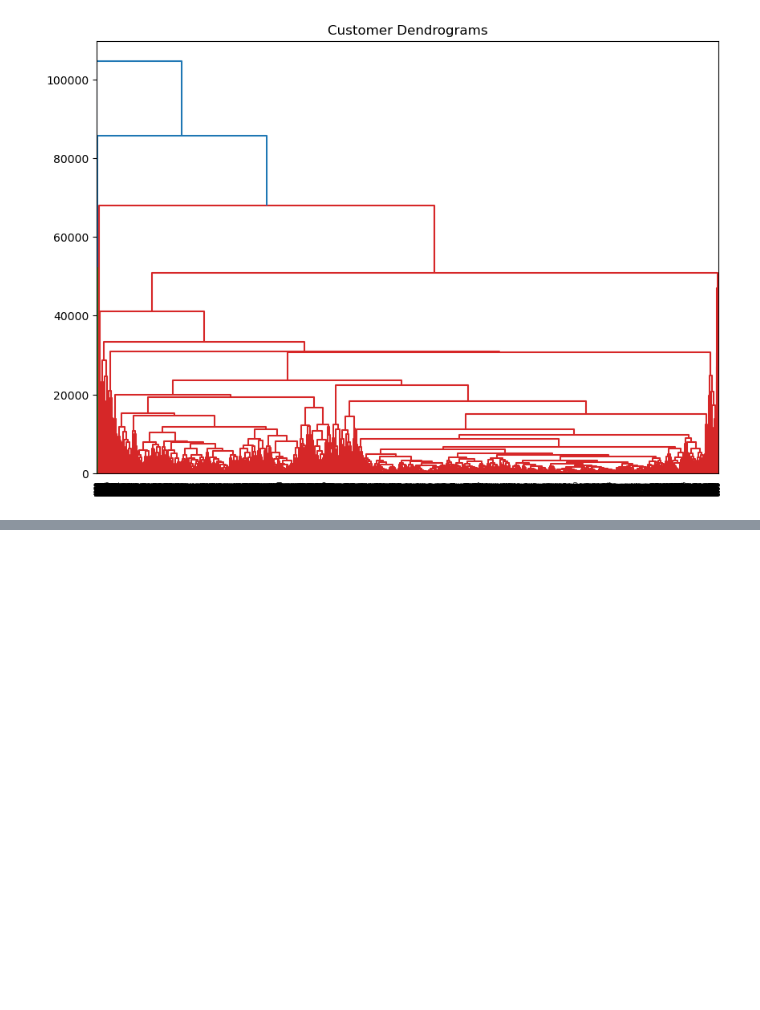
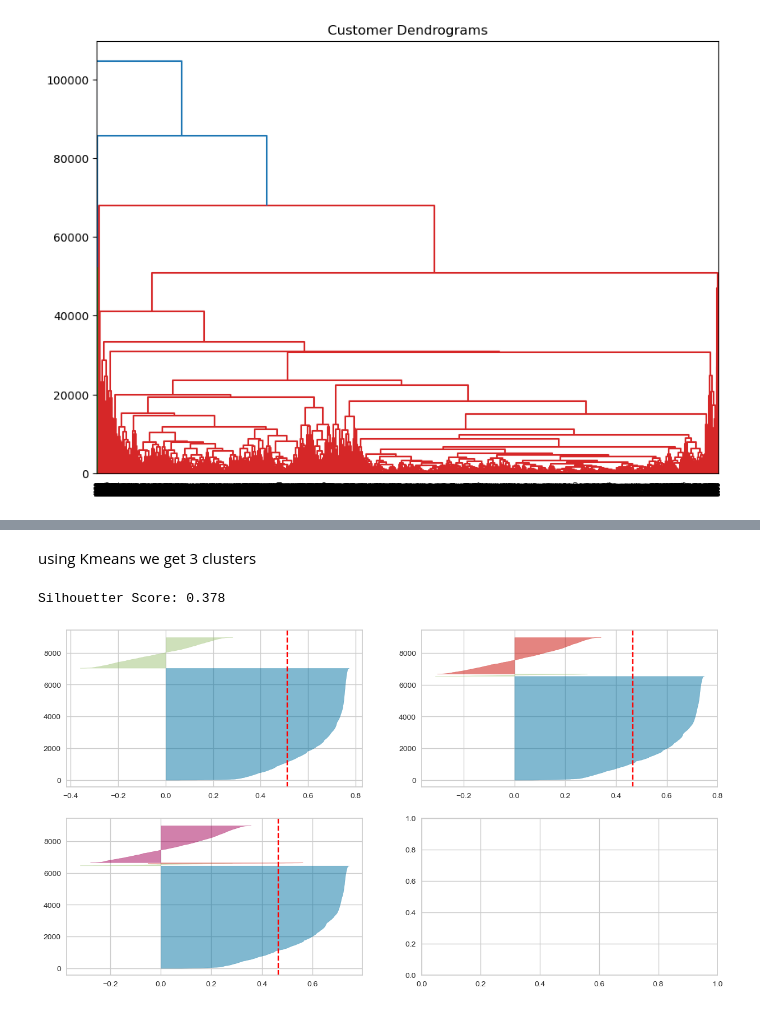
Before and after one commit to NadiaBMKarmani/Gomycode, a Jupyter notebook: K-means & Hierarchical Clustering.ipynb, the cells around one changed output, grey strips where cells are left out. Cells and saved outputs as stored; diff of their text form; code cells hidden in the pictures; blank space fills up the shorter version.

```diff
--- a/K-means & Hierarchical Clustering.ipynb
+++ b/K-means & Hierarchical Clustering.ipynb
@@ -225,2 +216,32 @@ plt.show()
+# %% [markdown]
+using Kmeans we get 3 clusters
 # %%
-# Bonus: Search for another validation metric
+# Bonus: Search for another validation metric (Silhouette coefficient)
+
+# Calculate Silhoutte Score
+#
+from sklearn.metrics import silhouette_score
+score = silhouette_score(data, kmeans.labels_, metric='euclidean')
+#
+# Print the score
+#
+print('Silhouetter Score: %.3f' % score)
+# %% [output]
+Silhouetter Score: 0.378
+# %%
+from yellowbrick.cluster import SilhouetteVisualizer
+
+def silouette(data, kmax):
+  fig, ax = plt.subplots(2, 2, figsize=(15,8))
+  for k in kmax:
+    km = KMeans(n_clusters=k, init='k-means++', n_init=10, max_iter=100, random_state=42)
+    q, mod = divmod(k, 2)
+    visualizer = SilhouetteVisualizer(km, colors='yellowbrick', ax=ax[q-1][mod])
+    visualizer.fit(data)
+
+# Silouette method
+
+k=range(2,5)
+silouette(data, k)
+# %% [output]
+[figure, added]
```
Also changed, not shown: parts of 6 cells of this notebook.
